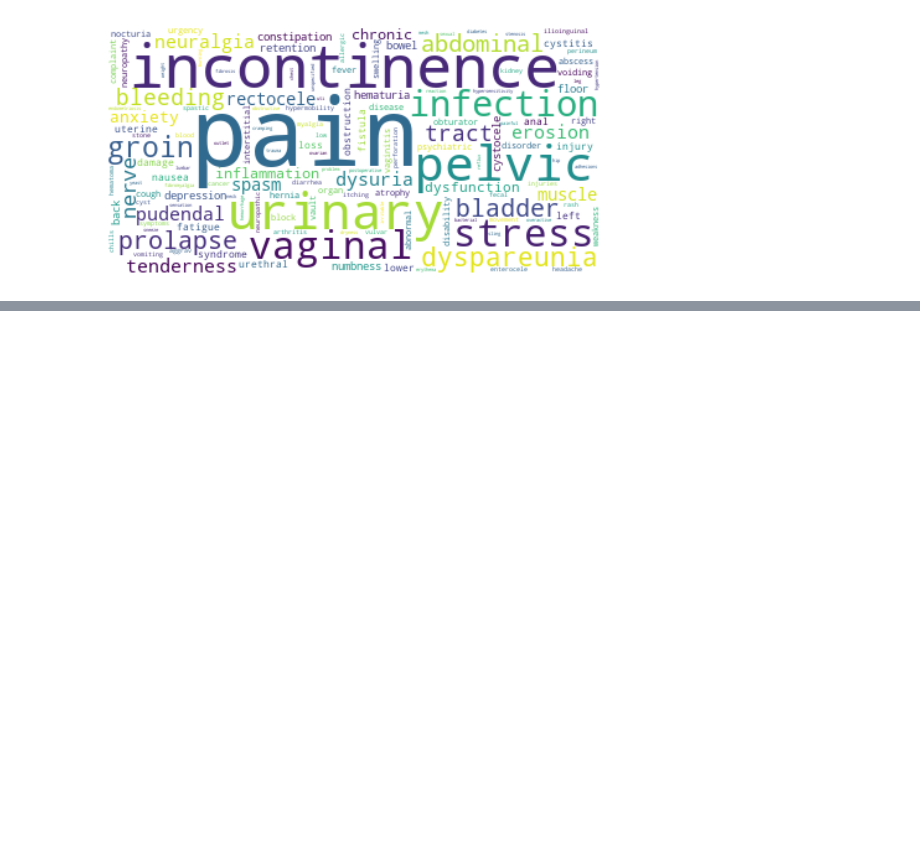
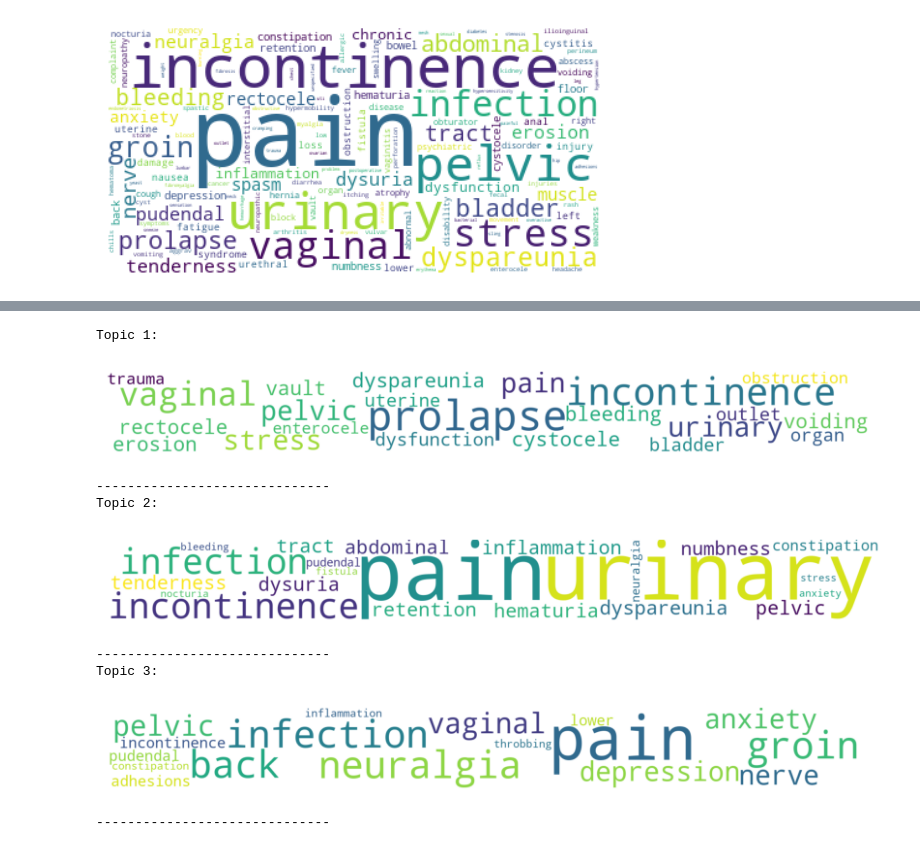
Before and after one commit to KaneZhao/Adverse-Events-in-Female-Stress-Urinary-Incontinence, a Jupyter notebook: EDA.ipynb, the cells around one changed output, grey strips where cells are left out. Cells and saved outputs as stored; diff of their text form; code cells hidden in the pictures; blank space fills up the shorter version.

Commit message:
Add topic modelling

```diff
--- a/EDA.ipynb
+++ b/EDA.ipynb
@@ -1137,0 +1215,10 @@ plt.show()
+# %%
+from gensim.models import CoherenceModel
+
+# Compute Coherence Score
+# TODO: Pickle these as the baseline models
+coherence_model_lda = CoherenceModel(
+    model=lda_model, texts=text_lst, dictionary=id2word, coherence="c_v"
+)
+coherence_lda = coherence_model_lda.get_coherence()
+print("Coherence Score: ", coherence_lda)
@@ -1137,0 +1340,16 @@ plt.show()
+# %%
+# 3	symmetric	0.01	0.611806
+num_topics = 3
+alpha = 'symmetric'
+beta = 0.01
+
+lda_model = gensim.models.LdaMulticore(
+    corpus=corpus,
+    id2word=id2word,
+    num_topics=num_topics,
+    random_state=100,
+    chunksize=100,
+    passes=10,
+    alpha=alpha,
+    eta=beta,
+)
@@ -1137,0 +1387,25 @@ plt.show()
+# %%
+from wordcloud import WordCloud
+
+topics = lda_model.show_topics(num_topics=3, num_words=20)
+for topic in topics:
+    print(f"Topic {topic[0]+1}:")
+    wordcloud = WordCloud(
+        width=1920, background_color="white", stopwords=stop_words, min_font_size=10
+    ).generate(topic[1])
+    plt.figure(figsize=(8, 8), facecolor=None)
+    plt.imshow(wordcloud)
+    plt.axis("off")
+    plt.tight_layout(pad=0)
+    plt.show()
+    print("-" * 30)
+# %% [output]
+Topic 1:
+[figure, added]
+------------------------------
+Topic 2:
+[figure, added]
+------------------------------
+Topic 3:
+[figure, added]
+------------------------------
```
Also changed, not shown: parts of 20 cells of this notebook, 1 other file.
